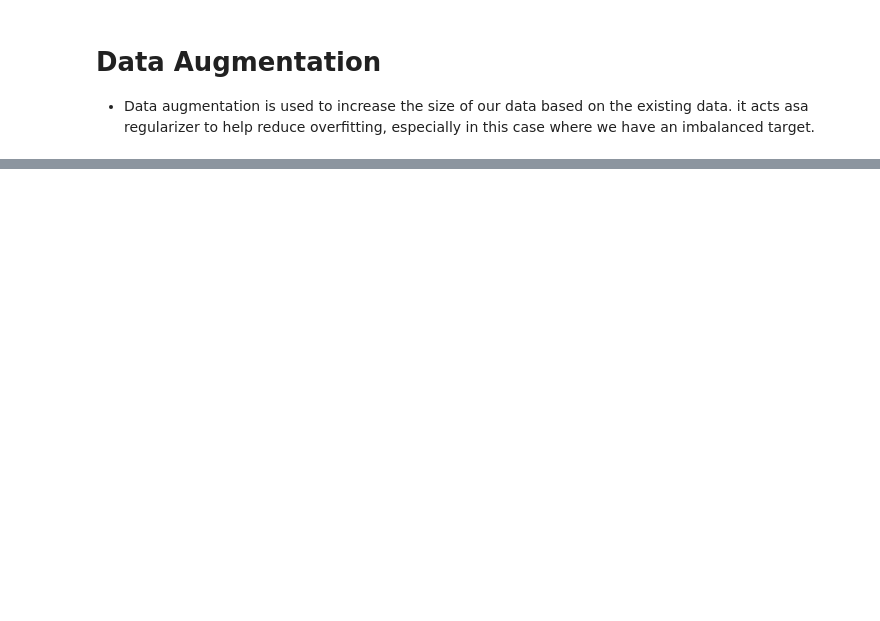
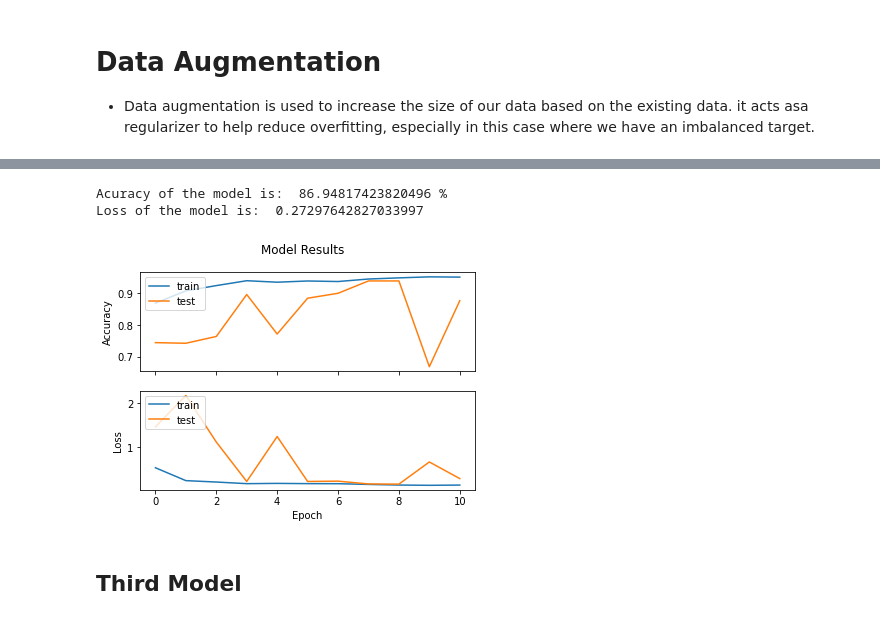
Before and after one commit to Teetee-lab/X-Ray_Image_Project, a Jupyter notebook: notebooks/Teetee/xrayeda-model.ipynb, the cells around one changed output, grey strips where cells are left out. Drawn from its saved outputs; the diff is of its cells as text; code cells hidden in the pictures; blank space fills up the shorter version.

```diff
--- a/notebooks/Teetee/xrayeda-model.ipynb
+++ b/notebooks/Teetee/xrayeda-model.ipynb
@@ -246,0 +416,32 @@ model.summary()
+# %%
+#build second model
+model1 = Sequential()
+model1.add(Conv2D(32,(3,3),activation = 'relu',padding='same',input_shape = input_shape))
+model1.add(Conv2D(32,(3,3),activation='relu',padding='same'))
+model1.add(BatchNormalization())
+model1.add(MaxPooling2D())
+
+
+#Layers
+model1.add(Conv2D(32,(3,3),activation='relu',padding='same'))
+model1.add(Conv2D(32,(3,3),activation='relu',padding='same'))
+model1.add(BatchNormalization())
+model1.add(MaxPooling2D())
+
+
+#layers
+model1.add(Conv2D(64,(3,3),activation='relu',padding='same'))
+model1.add(Conv2D(64,(3,3),activation='relu',padding='same'))
+model1.add(BatchNormalization())
+model1.add(MaxPooling2D())
+
+
+#output
+model1.add(Flatten())
+model1.add(Dense(1200, activation='relu'))
+model1.add(Dropout(0.5))
+model1.add(Dense(1, activation='sigmoid'))
+
+model1.compile(loss='binary_crossentropy',
+             optimizer ='adam',
+             metrics=['accuracy'])
@@ -250,10 +471,9 @@ model.summary()
 from tensorflow.keras.callbacks import EarlyStopping
 early_stopping = EarlyStopping(monitor='val_loss', mode='min', verbose=1, patience=2)
 # %%
-#examine the accuracy score and the loss score using the holdout training validation set.
-history = model.fit_generator(training_generator,
-                             steps_per_epoch=4695//32,
-                             epochs =20,
+results = model1.fit_generator(training_generator,
+                             steps_per_epoch= 4695//32,
+                             epochs =30,
                              validation_data = val_generator,
                              validation_steps= 521//32,
                              callbacks=[early_stopping])
@@ -278,0 +498,13 @@ plt.show()
+# %%
+#evaluate the model
+evaluate_model(model1)
+# %% [output]
+Acuracy of the model is:  86.94817423820496 %
+Loss of the model is:  0.27297642827033997
+# %%
+#visualize the results
+visualize_training_results(results)
+# %% [output]
+[figure, added]
+# %% [markdown]
+## Third Model
```
Also changed, not shown: parts of 53 cells of this notebook.
